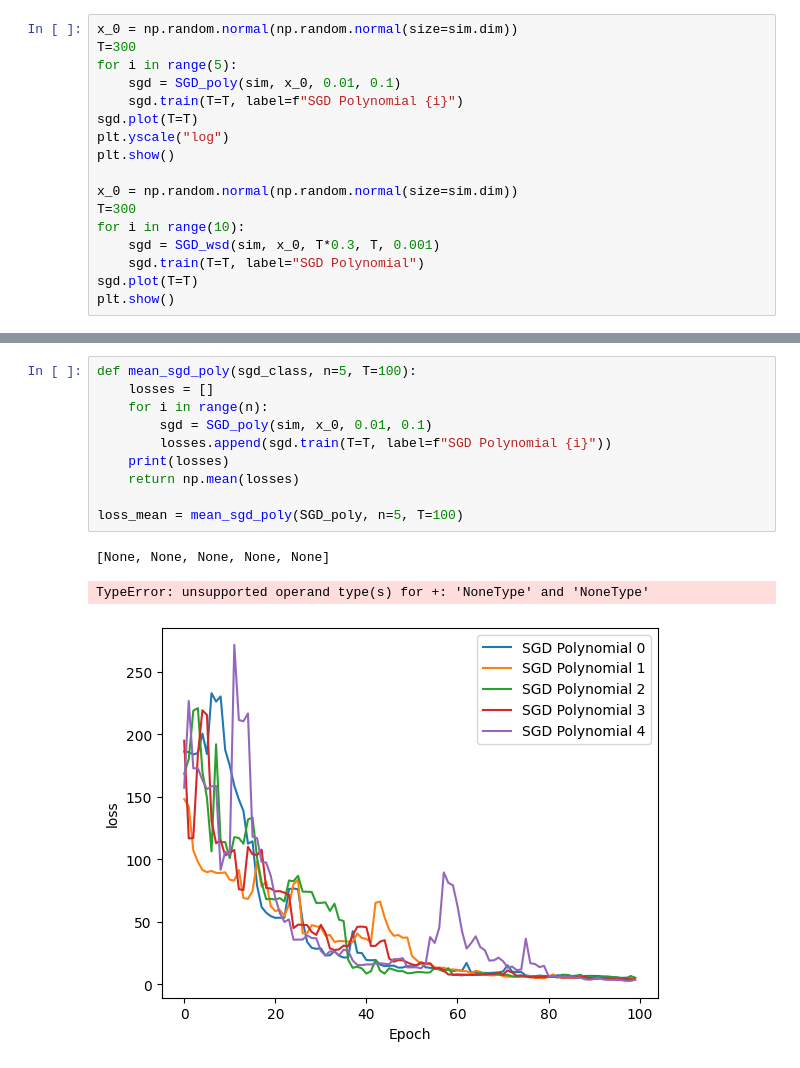
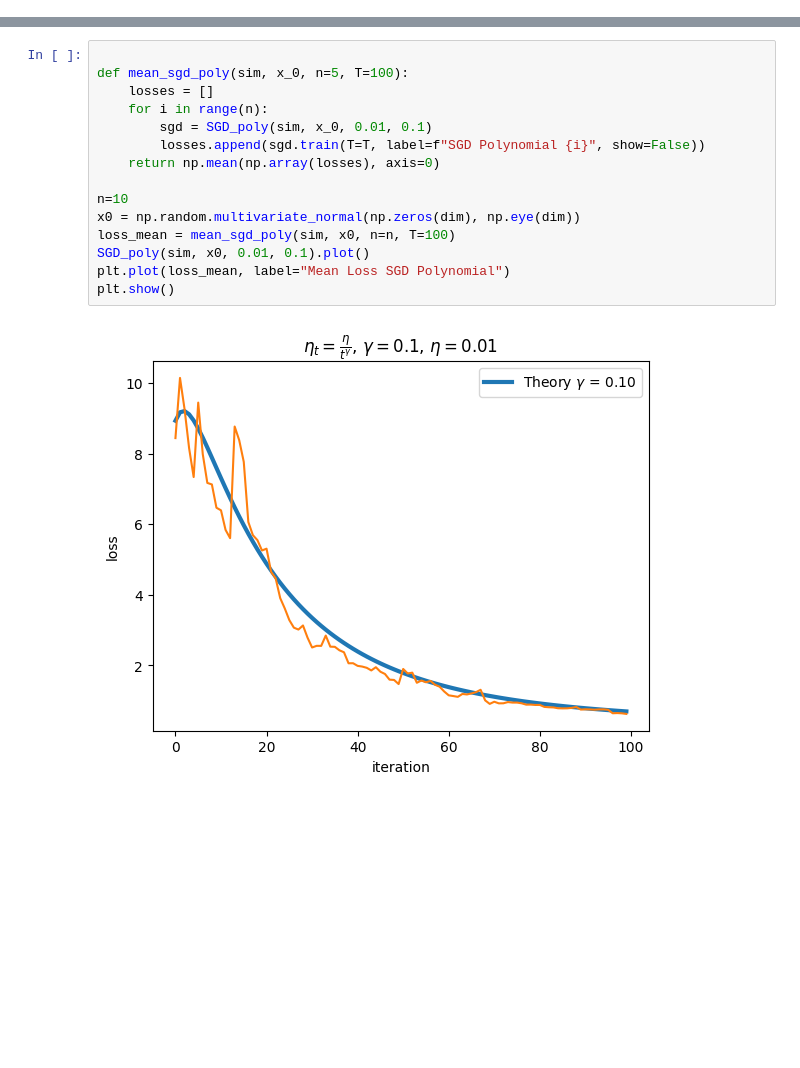
Before and after one commit to noecolomban/Least_Squares, a Jupyter notebook: notebook_plot.ipynb, the cells around one changed output, grey strips where cells are left out. Cells and saved outputs as stored; diff of their text form; blank space fills up the shorter version.

```diff
--- a/notebook_plot.ipynb
+++ b/notebook_plot.ipynb
@@ -10,17 +35,0 @@ sim = LinearRegression(dim=dim, sigma=sigma, n_samples=2000)
-# %%
-x_0 = np.random.normal(np.random.normal(size=sim.dim))
-T=300
-for i in range(5):
-    sgd = SGD_poly(sim, x_0, 0.01, 0.1)
-    sgd.train(T=T, label=f"SGD Polynomial {i}")
-sgd.plot(T=T)
-plt.yscale("log")
-plt.show()
-
-x_0 = np.random.normal(np.random.normal(size=sim.dim))
-T=300
-for i in range(10):
-    sgd = SGD_wsd(sim, x_0, T*0.3, T, 0.001)
-    sgd.train(T=T, label="SGD Polynomial")
-sgd.plot(T=T)
-plt.show()
@@ -30,14 +36,17 @@ AttributeError: 'SGD_poly' object has no attribute 'F'
 # %%
-def mean_sgd_poly(sgd_class, n=5, T=100):
+
+def mean_sgd_poly(sim, x_0, n=5, T=100):
     losses = []
     for i in range(n):
         sgd = SGD_poly(sim, x_0, 0.01, 0.1)
-        losses.append(sgd.train(T=T, label=f"SGD Polynomial {i}"))
-    print(losses)
-    return np.mean(losses)
+        losses.append(sgd.train(T=T, label=f"SGD Polynomial {i}", show=False))
+    return np.mean(np.array(losses), axis=0)
 
-loss_mean = mean_sgd_poly(SGD_poly, n=5, T=100)
+n=10
+x0 = np.random.multivariate_normal(np.zeros(dim), np.eye(dim))
+loss_mean = mean_sgd_poly(sim, x0, n=n, T=100)
+SGD_poly(sim, x0, 0.01, 0.1).plot()
+plt.plot(loss_mean, label="Mean Loss SGD Polynomial")
+plt.show()
 # %% [output]
-[None, None, None, None, None]
-TypeError: unsupported operand type(s) for +: 'NoneType' and 'NoneType'
-[figure, old version]
+[figure, new version]
```
Also changed, not shown: parts of 3 cells of this notebook, 19 other files.
